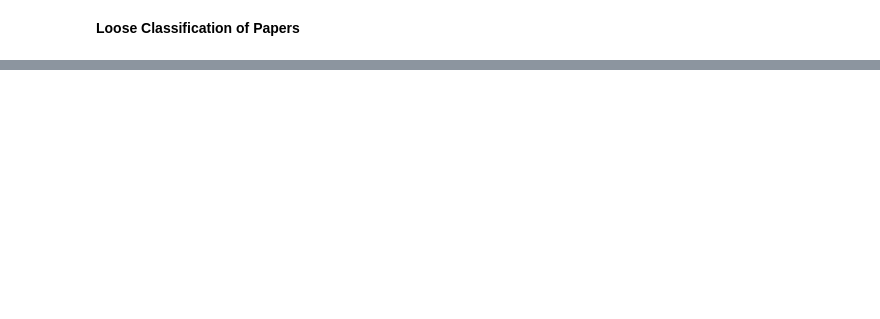
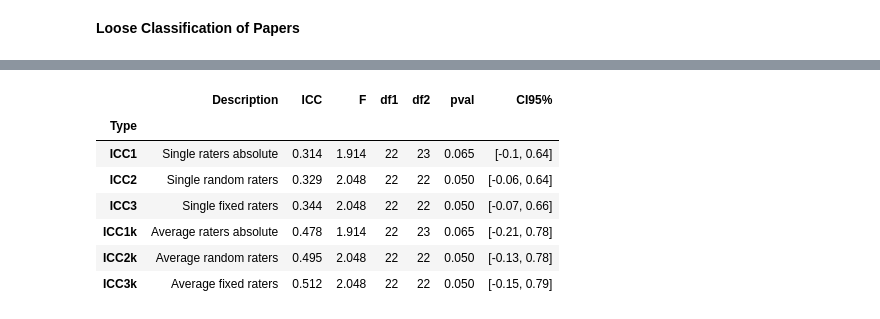
Before and after one commit to yunsu3761/taxoadapt_only_gpt, a Jupyter notebook: multi_dim.ipynb, the cells around one changed output, grey strips where cells are left out. Saved outputs shown, nothing was run; the diff lists cells and outputs as text; code cells hidden in the pictures; blank space fills up the shorter version.

```diff
--- a/multi_dim.ipynb
+++ b/multi_dim.ipynb
@@ -463,0 +566,13 @@ len(unlabeled)
+# %%
+recall_icc = pg.intraclass_corr(data=data, targets='Episode', raters='Annotator',
+                         ratings='recall').round(3)
+recall_icc.set_index("Type")
+# %% [output]
+|  | Description | ICC | F | df1 | df2 | pval | CI95% |
+| Type |  |  |  |  |  |  |  |
+| ICC1 | Single raters absolute | 0.314 | 1.914 | 22 | 23 | 0.065 | [-0.1, 0.64] |
+| ICC2 | Single random raters | 0.329 | 2.048 | 22 | 22 | 0.050 | [-0.06, 0.64] |
+| ICC3 | Single fixed raters | 0.344 | 2.048 | 22 | 22 | 0.050 | [-0.07, 0.66] |
+| ICC1k | Average raters absolute | 0.478 | 1.914 | 22 | 23 | 0.065 | [-0.21, 0.78] |
+| ICC2k | Average random raters | 0.495 | 2.048 | 22 | 22 | 0.050 | [-0.13, 0.78] |
+| ICC3k | Average fixed raters | 0.512 | 2.048 | 22 | 22 | 0.050 | [-0.15, 0.79] |
```
Also changed, not shown: parts of 55 cells of this notebook, 7 other files.
